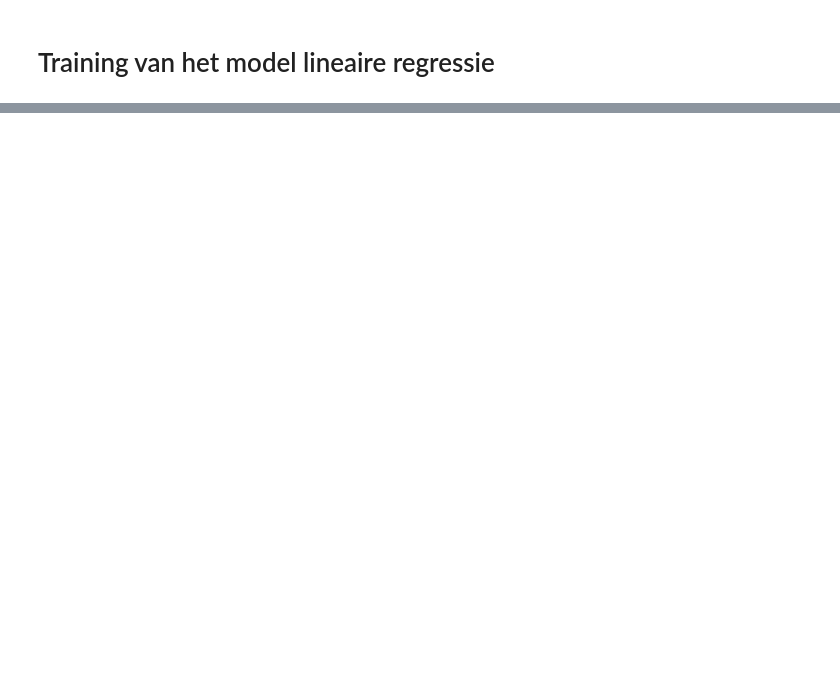
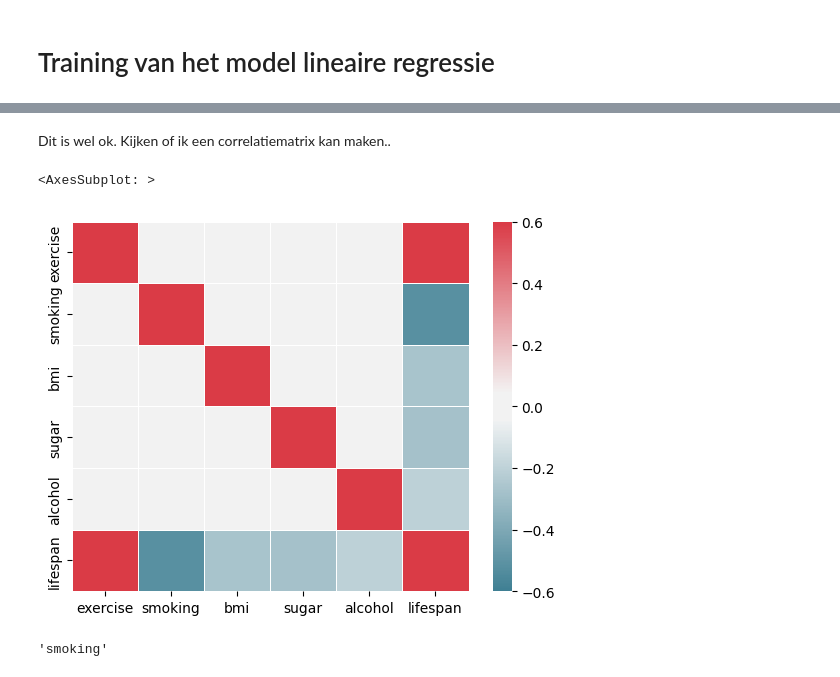
Before and after one commit to MarcRotsaert/MakeAIWork3, a Jupyter notebook: projects/healthapp/src/models/train_model.ipynb, the cells around one changed output, grey strips where cells are left out. Cells and saved outputs as stored; diff of their text form; code cells hidden in the pictures; blank space fills up the shorter version.

```diff
--- a/projects/healthapp/src/models/train_model.ipynb
+++ b/projects/healthapp/src/models/train_model.ipynb
@@ -28,0 +79,16 @@ KeyError: ''
+# %% [markdown]
+Dit is wel ok. Kijken of ik een correlatiematrix kan maken..
+# %%
+import seaborn as seab
+
+corr = dfstat.corr('spearman')
+cmap = seab.diverging_palette(220, 10, as_cmap=True, sep=20)
+# Draw the heatmap with the mask and correct aspect ratio
+seab.heatmap(corr, cmap=cmap,vmin=-0.6, vmax=0.6, center=0, linewidths=.5)
+# %% [output]
+<AxesSubplot: >
+[figure, added]
+# %%
+yparam
+# %% [output]
+'smoking'
```
Also changed, not shown: parts of 11 cells of this notebook, 1 other file.
